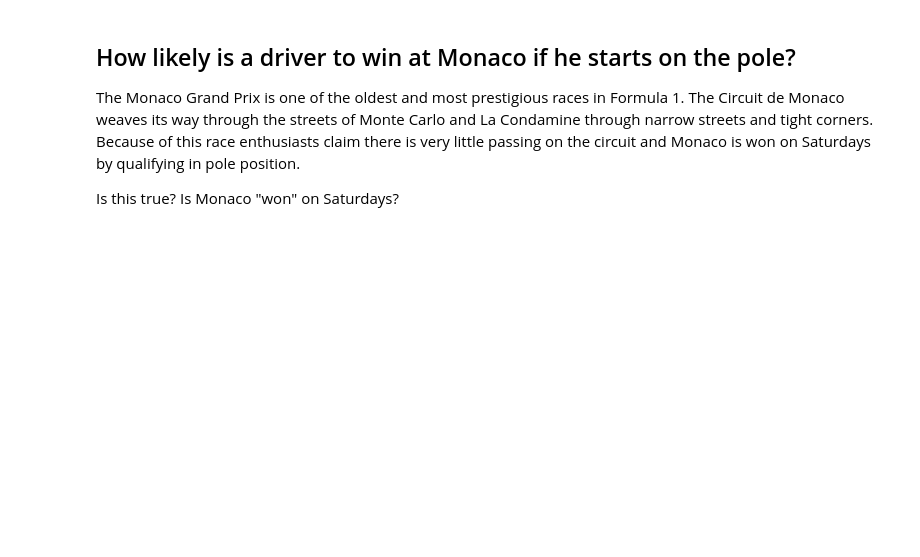
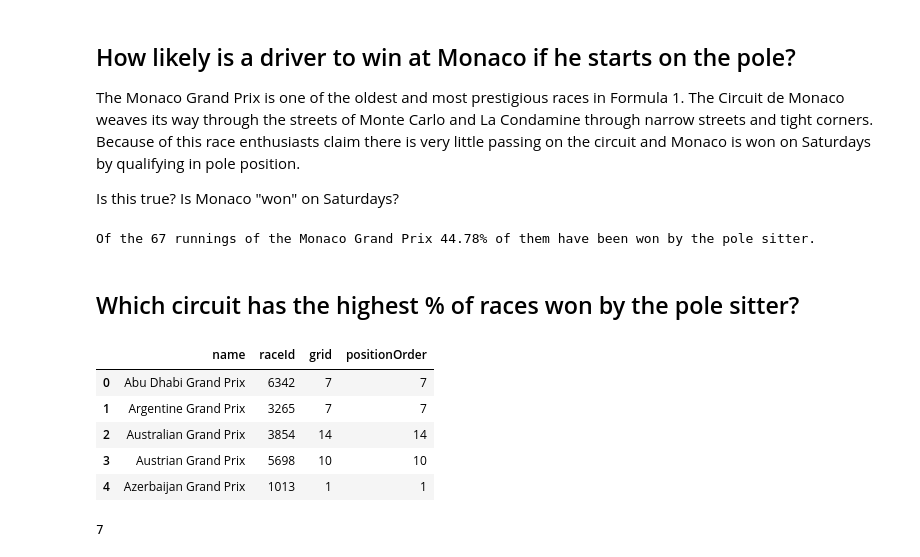
Before and after one commit to jabsneve/F1_mini_project, a Jupyter notebook: Formula 1/Formula_1.ipynb, the cells around one changed output. Saved outputs shown, nothing was run; the diff lists cells and outputs as text; code cells hidden in the pictures; blank space fills up the shorter version.

```diff
--- a/Formula 1/Formula_1.ipynb
+++ b/Formula 1/Formula_1.ipynb
@@ -40,6 +40,7 @@ driver = pd.read_csv('drivers.csv')
 constructor_standings = pd.read_csv('constructor_standings.csv')
 constructors = pd.read_csv('constructors.csv')
 constructor_results = pd.read_csv('constructor_results.csv')
+races = pd.read_csv('races.csv')
 # %%
 # merge results and drivers on driverId
 
@@ -299,3 +293,7 @@ winners2.head()
 The Monaco Grand Prix is one of the oldest and most prestigious races in Formula 1. The Circuit de Monaco weaves its way through the streets of Monte Carlo and La Condamine through narrow streets and tight corners. Because of this race enthusiasts claim there is very little passing on the circuit and Monaco is won on Saturdays by qualifying in pole position.
 
 Is this true? Is Monaco "won" on Saturdays?
+# %%
+poles = results[results['grid']==1]
+# %%
+circuits = poles.merge(races, left_on=['raceId'], right_on = ['raceId']).drop(columns=['resultId','driverId','constructorId','points','laps','statusId','year','round','circuitId','date','time','url'])
@@ -301,0 +302,11 @@ Is this true? Is Monaco "won" on Saturdays?
+# %%
+monaco_races = len(monaco)
+monaco_pole_race_winners = len(monaco[monaco['positionOrder']==1])
+
+print('Of the 67 runnings of the Monaco Grand Prix '
+      + str(round(monaco_pole_race_winners/monaco_races*100,2)) +'% '
+      + 'of them have been won by the pole sitter.')
+# %% [output]
+Of the 67 runnings of the Monaco Grand Prix 44.78% of them have been won by the pole sitter.
+# %% [markdown]
+## Which circuit has the highest % of races won by the pole sitter?
@@ -301,0 +319,15 @@ Is this true? Is Monaco "won" on Saturdays?
+# %%
+totals = circuits[circuits['positionOrder']==1].groupby(['name']).sum().reset_index()
+# %%
+totals.head()
+# %% [output]
+|  | name | raceId | grid | positionOrder |
+| 0 | Abu Dhabi Grand Prix | 6342 | 7 | 7 |
+| 1 | Argentine Grand Prix | 3265 | 7 | 7 |
+| 2 | Australian Grand Prix | 3854 | 14 | 14 |
+| 3 | Austrian Grand Prix | 5698 | 10 | 10 |
+| 4 | Azerbaijan Grand Prix | 1013 | 1 | 1 |
+# %%
+totals.loc[totals['name']=='Abu Dhabi Grand Prix', 'grid'].iloc[0]
+# %% [output]
+7
```
Also changed, not shown: parts of 14 cells of this notebook.
